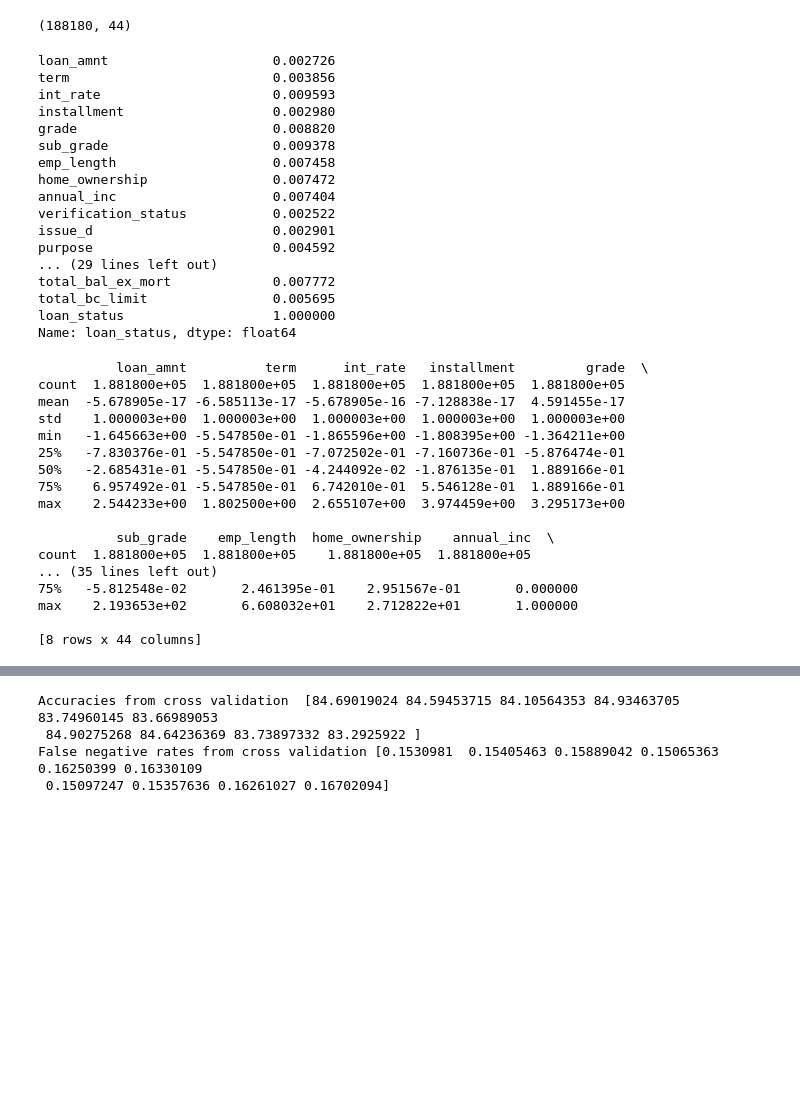
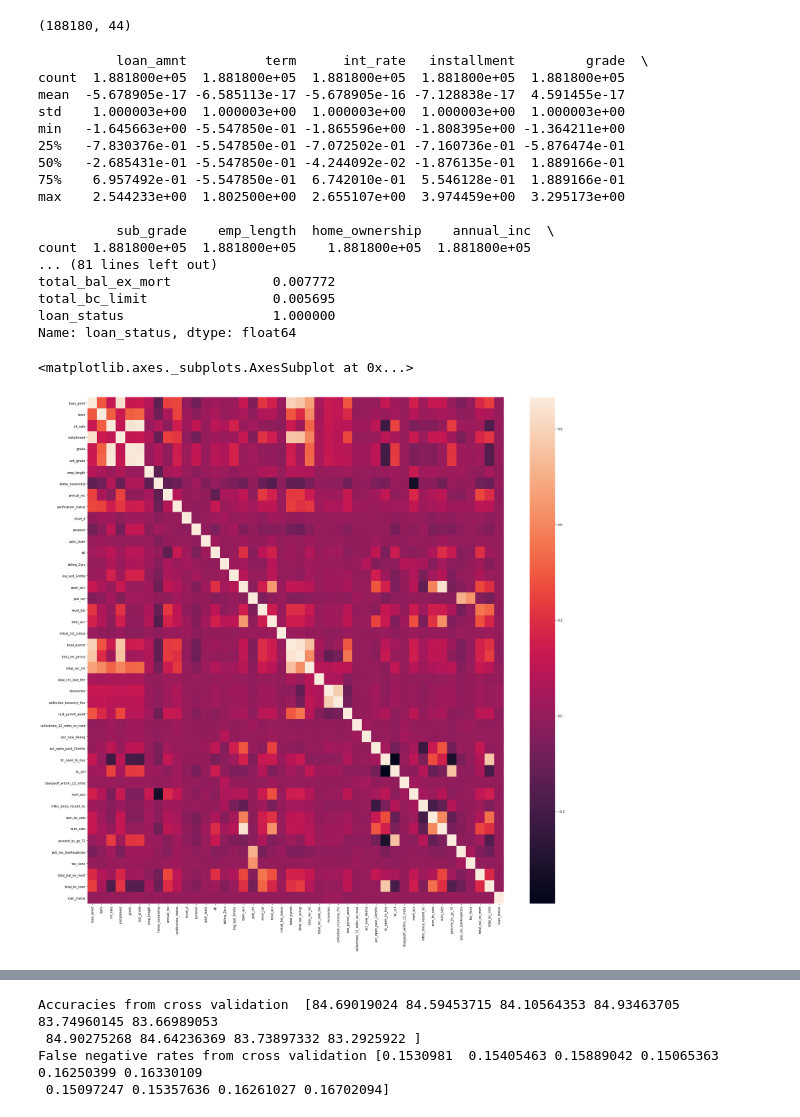
Before and after one commit to rahulk98/Loan-default-prediction, a Jupyter notebook: Final Project.ipynb, the cells around one changed output, grey strips where cells are left out. Cells and saved outputs as stored; diff of their text form; code cells hidden in the pictures; blank space fills up the shorter version.

```diff
--- a/Final Project.ipynb
+++ b/Final Project.ipynb
@@ -57,31 +57,9 @@ data_clean.to_csv('loanCleaned.csv', index=False)
 print(data.shape)
 # %% [output]
 (188180, 44)
-# %%
-cor = data_clean.corr()
-cor_target = abs(cor['loan_status'])
-relevant_features = cor_target[cor_target>0.05]
-print(cor_target)
-# %% [output]
-loan_amnt                     0.002726
-term                          0.003856
-int_rate                      0.009593
-installment                   0.002980
-grade                         0.008820
-sub_grade                     0.009378
-emp_length                    0.007458
-home_ownership                0.007472
-annual_inc                    0.007404
-verification_status           0.002522
-issue_d                       0.002901
-purpose                       0.004592
-... (29 lines left out)
-total_bal_ex_mort             0.007772
-total_bc_limit                0.005695
-loan_status                   1.000000
-Name: loan_status, dtype: float64
 # %%
 print(data_clean.describe())
+print("Correlation with output\n",cor_target)
 # %% [output]
           loan_amnt          term      int_rate   installment         grade  \
 count  1.881800e+05  1.881800e+05  1.881800e+05  1.881800e+05  1.881800e+05
@@ -95,8 +73,17 @@ max    2.544233e+00  1.802500e+00  2.655107e+00  3.974459e+00  3.295173e+00
 
           sub_grade    emp_length  home_ownership    annual_inc  \
 count  1.881800e+05  1.881800e+05    1.881800e+05  1.881800e+05
-... (35 lines left out)
-75%   -5.812548e-02       2.461395e-01    2.951567e-01       0.000000
-max    2.193653e+02       6.608032e+01    2.712822e+01       1.000000
-
-[8 rows x 44 columns]
+... (81 lines left out)
+total_bal_ex_mort             0.007772
+total_bc_limit                0.005695
+loan_status                   1.000000
+Name: loan_status, dtype: float64
+# %%
+corr = data_clean.corr()
+cor_target = abs(cor['loan_status'])
+plt.subplots(figsize=(30,30))
+sns.heatmap(
+    corr)
+# %% [output]
+<matplotlib.axes._subplots.AxesSubplot at 0x...>
+[figure, added]
```
Also changed, not shown: parts of 9 cells of this notebook, 1 other file.
